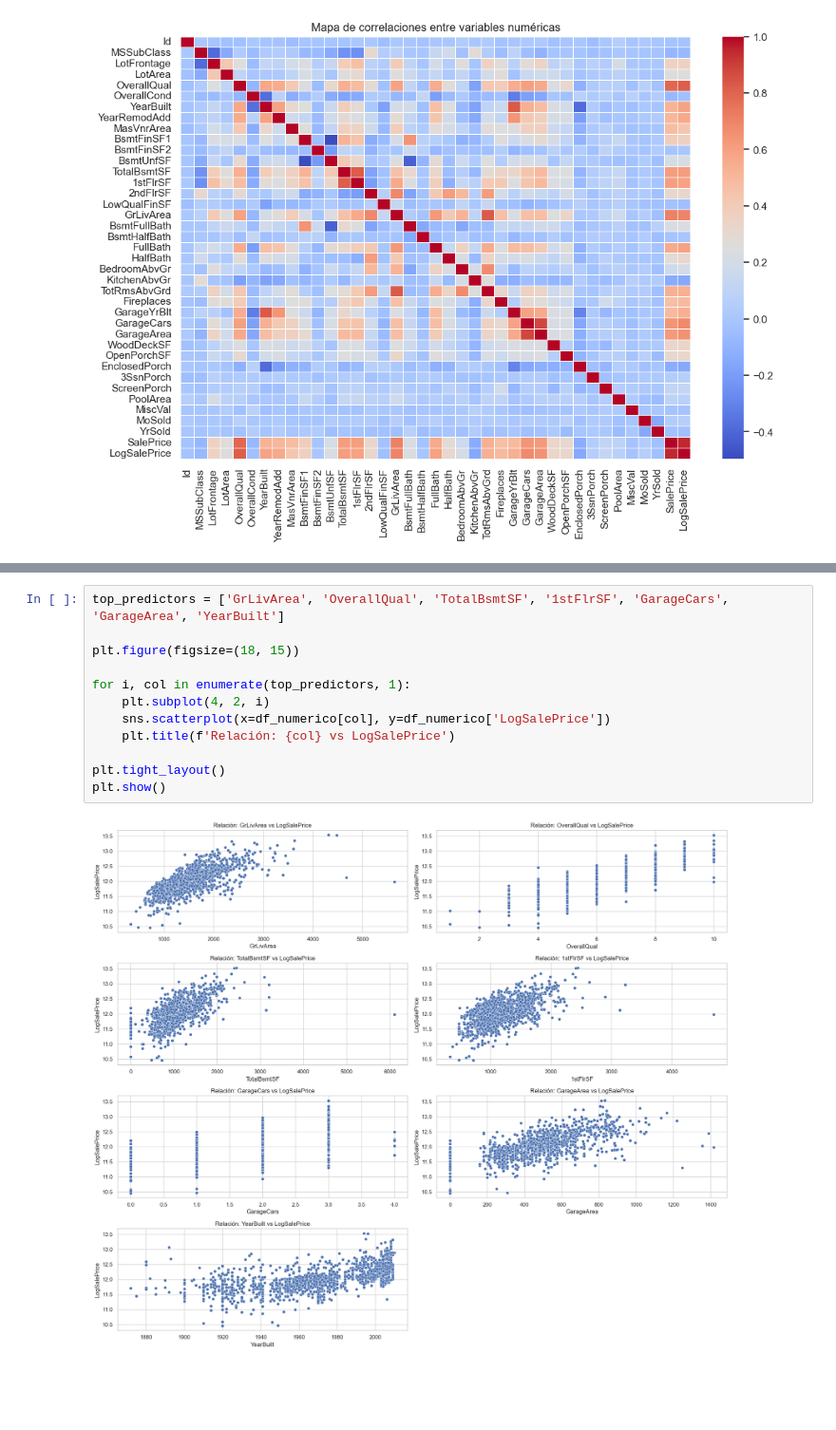
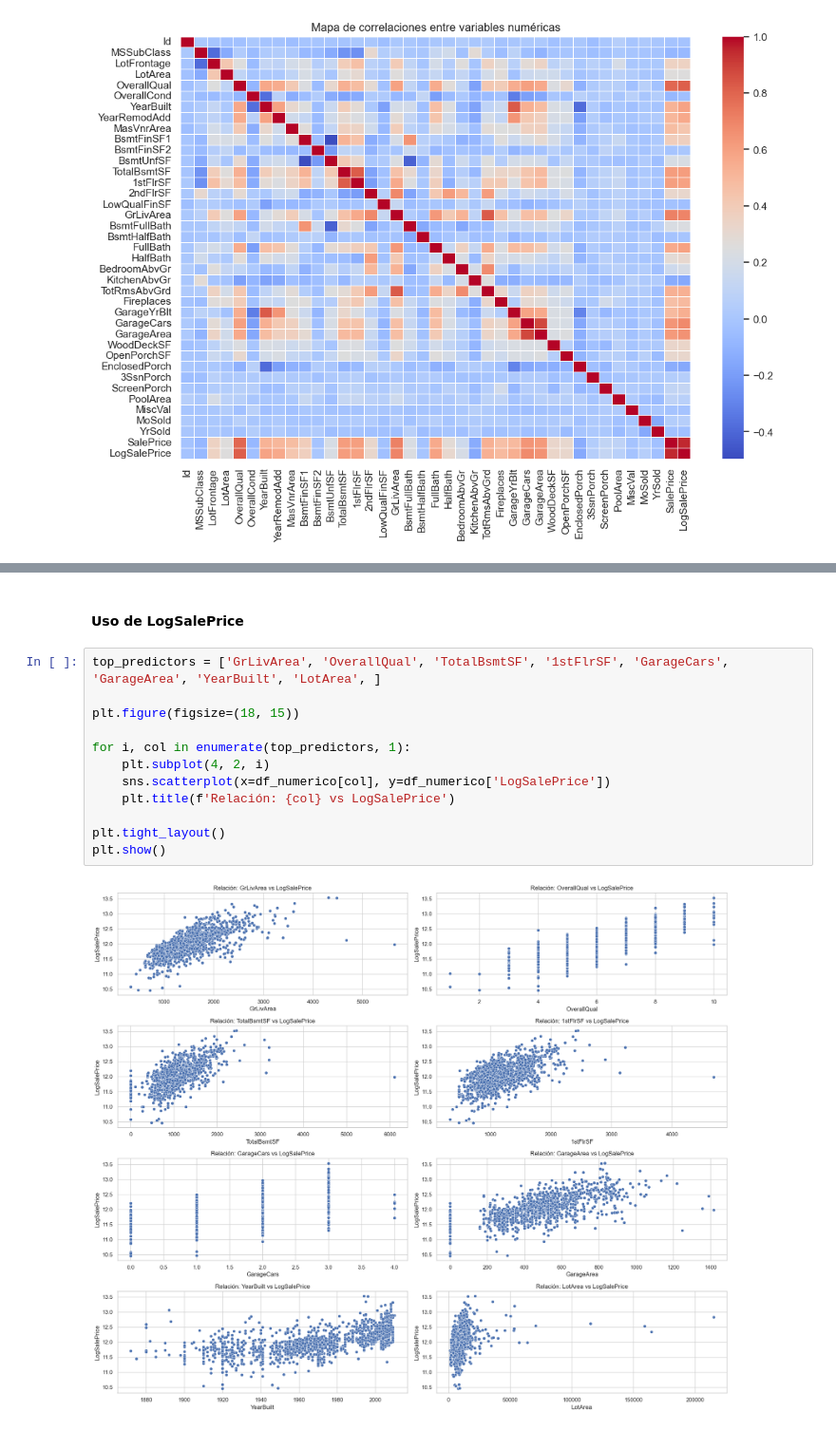
Before and after one commit to Gxrco/HT3-DM, a Jupyter notebook: notebook.ipynb, the cells around one changed output, grey strips where cells are left out. Shown at 95% size. Saved outputs shown, nothing was run; the diff lists cells and outputs as text; blank space fills up the shorter version.

```diff
--- a/notebook.ipynb
+++ b/notebook.ipynb
@@ -375,14 +378,16 @@ Name: LogSalePrice, dtype: float64
+# %% [markdown]
+#### Uso de LogSalePrice
 # %%
-top_predictors = ['GrLivArea', 'OverallQual', 'TotalBsmtSF', '1stFlrSF', 'GarageCars', 'GarageArea', 'YearBuilt']
+top_predictors = ['GrLivArea', 'OverallQual', 'TotalBsmtSF', '1stFlrSF', 'GarageCars', 'GarageArea', 'YearBuilt', 'LotArea', ]
 
 plt.figure(figsize=(18, 15))
 
 for i, col in enumerate(top_predictors, 1):
     plt.subplot(4, 2, i)
     sns.scatterplot(x=df_numerico[col], y=df_numerico['LogSalePrice'])
     plt.title(f'Relación: {col} vs LogSalePrice')
 
 plt.tight_layout()
 plt.show()
 # %% [output]
-[figure, old version]
+[figure, new version]
```
Also changed, not shown: parts of 5 cells of this notebook.
